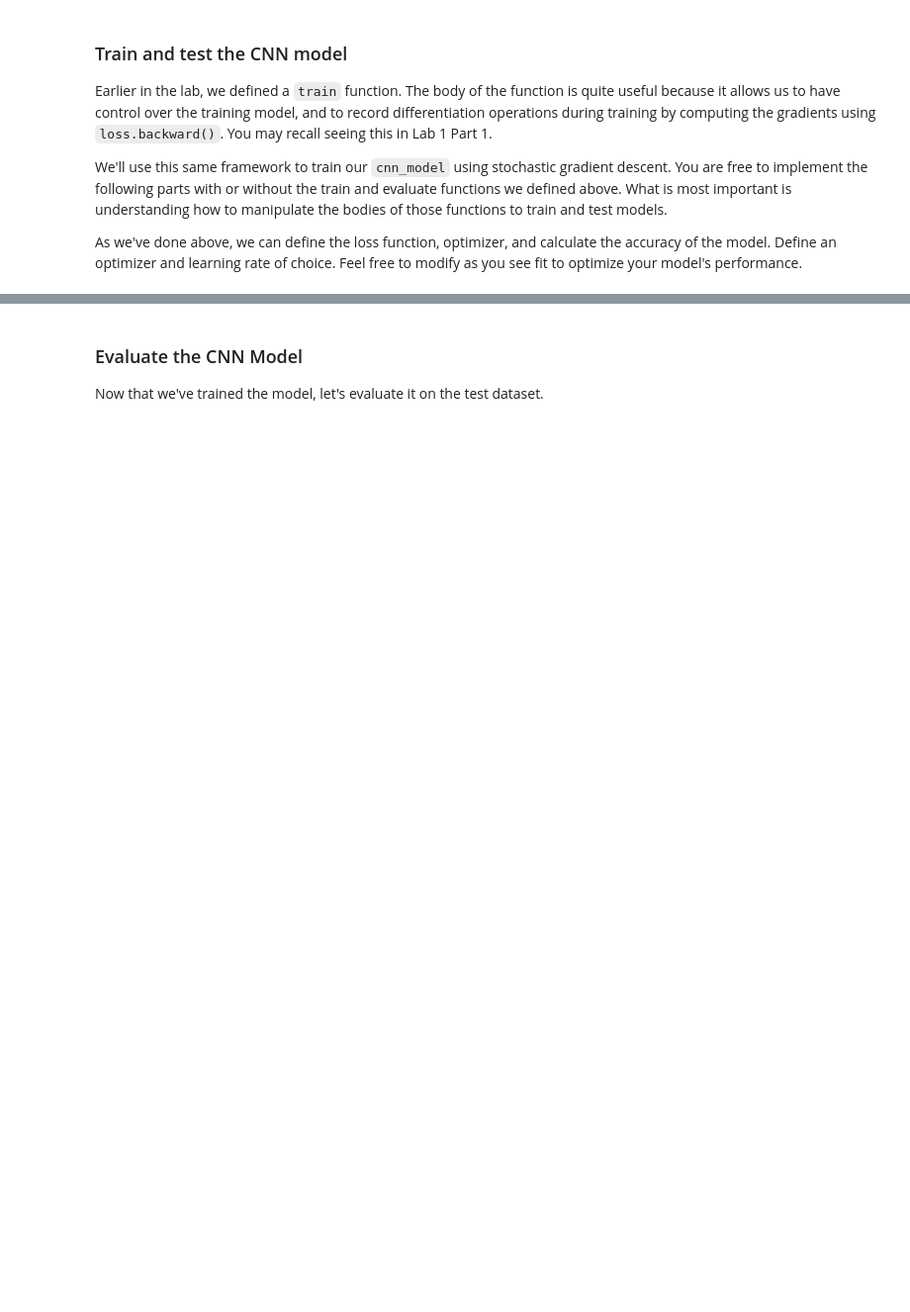
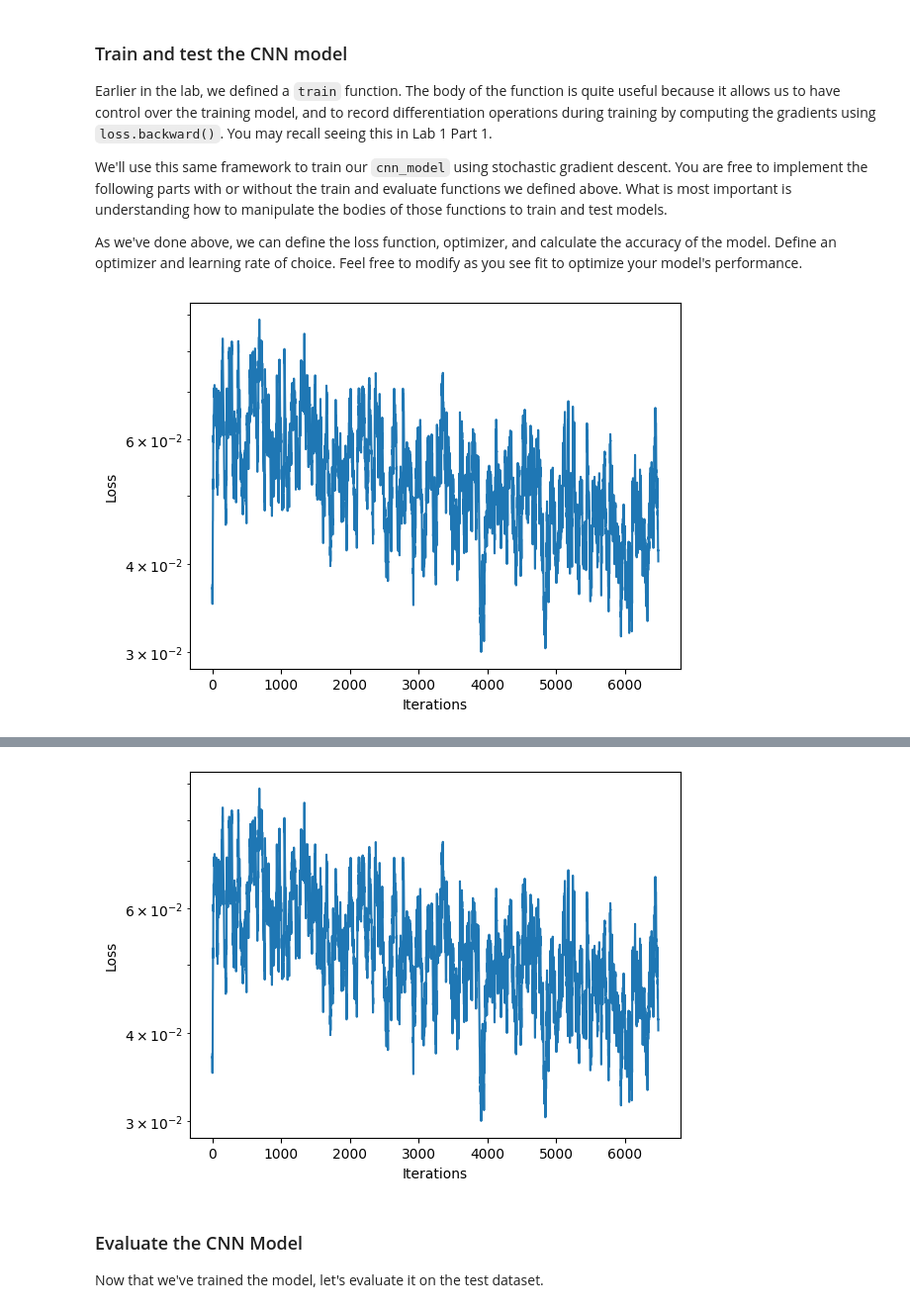
Before and after one commit to nhefner12/CECS_553_Labs, a Jupyter notebook: lab2/PT_Part1_MNIST.ipynb, the cells around one changed output, grey strips where cells are left out. Shown at 99% size. Drawn from its saved outputs; the diff is of its cells as text; code cells hidden in the pictures; blank space fills up the shorter version.

```diff
--- a/lab2/PT_Part1_MNIST.ipynb
+++ b/lab2/PT_Part1_MNIST.ipynb
@@ -341,16 +345,16 @@ class CNN(nn.Module):
     def __init__(self):
         super(CNN, self).__init__()
         # TODO: Define the first convolutional layer
-        self.conv1 = # TODO
+        self.conv1 = nn.Conv2d(1,24,3)
 
         # TODO: Define the first max pooling layer
-        self.pool1 = # TODO
+        self.pool1 = nn.MaxPool2d(2,2)
 
         # TODO: Define the second convolutional layer
-        self.conv2 = # TODO
+        self.conv2 = nn.Conv2d(24,36,3)
 
         # TODO: Define the second max pooling layer
-        self.pool2 = # TODO
+        self.pool2 = nn.MaxPool2d(2,2)
 
         self.flatten = nn.Flatten()
         self.fc1 = nn.Linear(36 * 5 * 5, 128)
@@ -358,7 +362,7 @@ class CNN(nn.Module):
 
         # TODO: Define the Linear layer that outputs the classification
         # logits over class labels. Remember that CrossEntropyLoss operates over logits.
-        self.fc2 = # TODO
+        self.fc2 = nn.Linear(128,10)
 
 
     def forward(self, x):
@@ -369,7 +373,14 @@ class CNN(nn.Module):
 
         # '''TODO: Implement the rest of forward pass of the model using the layers you have defined above'''
         #     '''hint: this will involve another set of convolutional/pooling layers and then the linear layers'''
-        '''TODO'''
+
+        x = self.conv2(x)
+        x = self.relu(x)
+        x = self.pool2(x)
+        x = self.flatten(x)
+        x = self.fc1(x)
+        x = self.relu(x)
+        x = self.fc2(x)
 
         return x
 
@@ -399,7 +421,7 @@ epochs = 7
 optimizer = optim.SGD(cnn_model.parameters(), lr=1e-2)
 
 # TODO: instantiate the cross entropy loss function
-loss_function = # TODO
+loss_function = nn.CrossEntropyLoss()
 
 # Redefine trainloader with new batch size parameter (tweak as see fit if optimizing)
 trainset_loader = DataLoader(train_dataset, batch_size=batch_size, shuffle=True)
@@ -409,8 +431,8 @@ loss_history = mdl.util.LossHistory(smoothing_factor=0.95) # to record the evolu
 plotter = mdl.util.PeriodicPlotter(sec=2, xlabel='Iterations', ylabel='Loss', scale='semilogy')
 
 # Initialize new comet experiment
-comet_ml.init(project_name="6.s191lab2_part1_CNN")
-comet_model_2 = comet_ml.Experiment()
+# comet_ml.init(project_name="6.s191lab2_part1_CNN")
+# comet_model_2 = comet_ml.Experiment()
 
 if hasattr(tqdm, '_instances'): tqdm._instances.clear() # clear if it exists
 
@@ -426,34 +448,41 @@ for epoch in range(epochs):
     for idx, (images, labels) in enumerate(tqdm(trainset_loader)):
         images, labels = images.to(device), labels.to(device)
 
         # Forward pass
         # TODO: feed the images into the model and obtain the predictions
-        logits = # TODO
+        logits = cnn_model(images)
+
 
         # TODO: compute the categorical cross entropy loss using the predicted logits
-        loss = # TODO
+        loss = loss_function(logits, labels)
 
         # Get the loss and log it to comet and the loss_history record
         loss_value = loss.item()
-        comet_model_2.log_metric("loss", loss_value, step=idx)
+        # comet_model_2.log_metric("loss", loss_value, step=idx)
         loss_history.append(loss_value) # append the loss to the loss_history record
         plotter.plot(loss_history.get())
 
         # Backpropagation/backward pass
         '''TODO: Compute gradients for all model parameters and propagate backwads
             to update model parameters. remember to reset your optimizer!'''
         # TODO: reset optimizer
+        optimizer.zero_grad()
         # TODO: compute gradients
+        loss.backward()
         # TODO: update model parameters
+        optimizer.step()
 
         # Get the prediction and tally metrics
         predicted = torch.argmax(logits, dim=1)
         correct_pred += (predicted == labels).sum().item()
         total_pred += labels.size(0)
+        total_loss += loss.item() * images.size(0)
 
     # Compute metrics
     total_epoch_loss = total_loss / total_pred
     epoch_accuracy = correct_pred / total_pred
     print(f"Epoch {epoch + 1}, Loss: {total_epoch_loss}, Accuracy: {epoch_accuracy:.4f}")
 
-comet_model_2.log_figure(figure=plt)
+# comet_model_2.log_figure(figure=plt)
+# %% [output]
+[figure, added]
@@ -460,3 +490,4 @@ comet_model_2.log_figure(figure=plt)
+[figure, added]
 # %% [markdown]
 ### Evaluate the CNN Model
 
```
Also changed, not shown: parts of 10 cells of this notebook.
